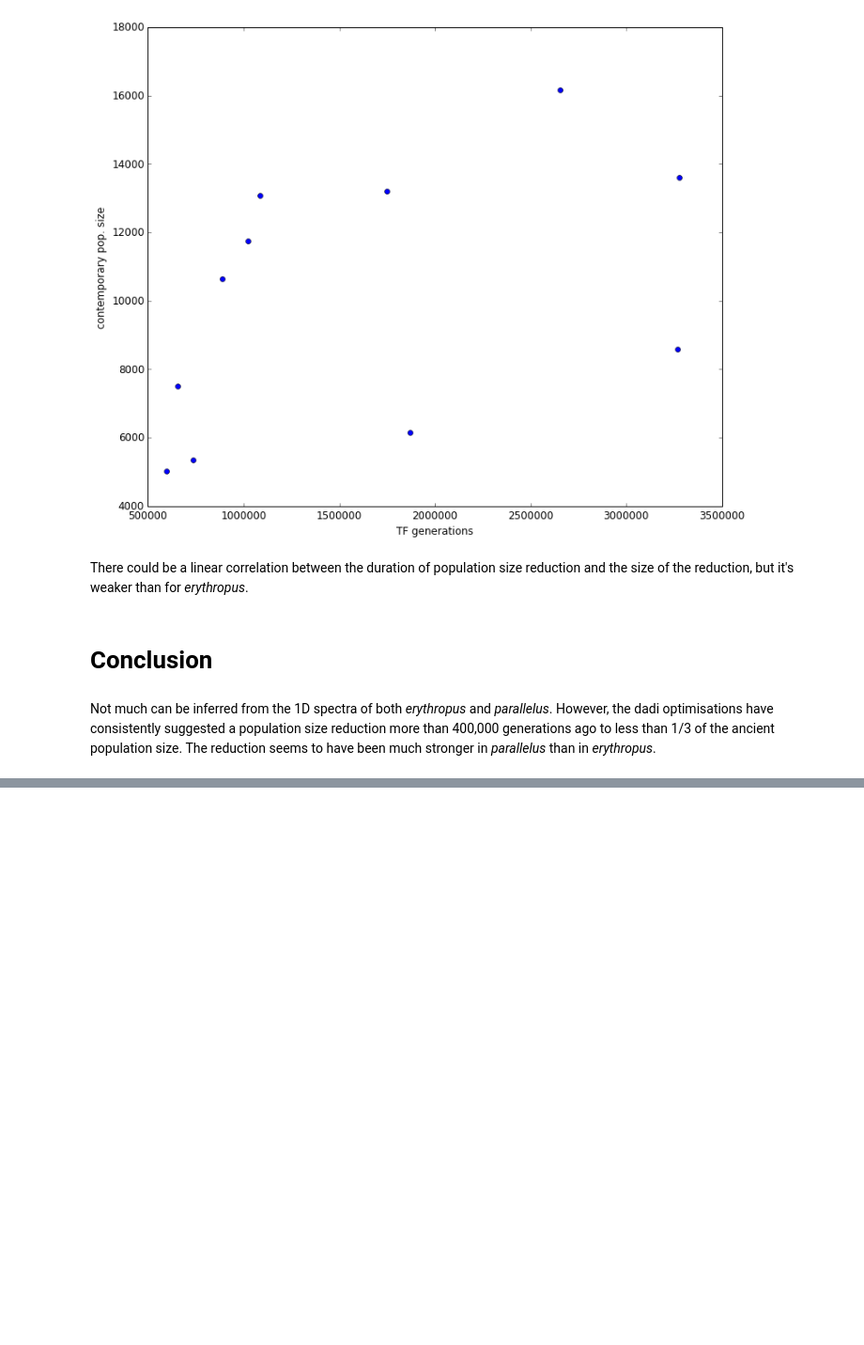
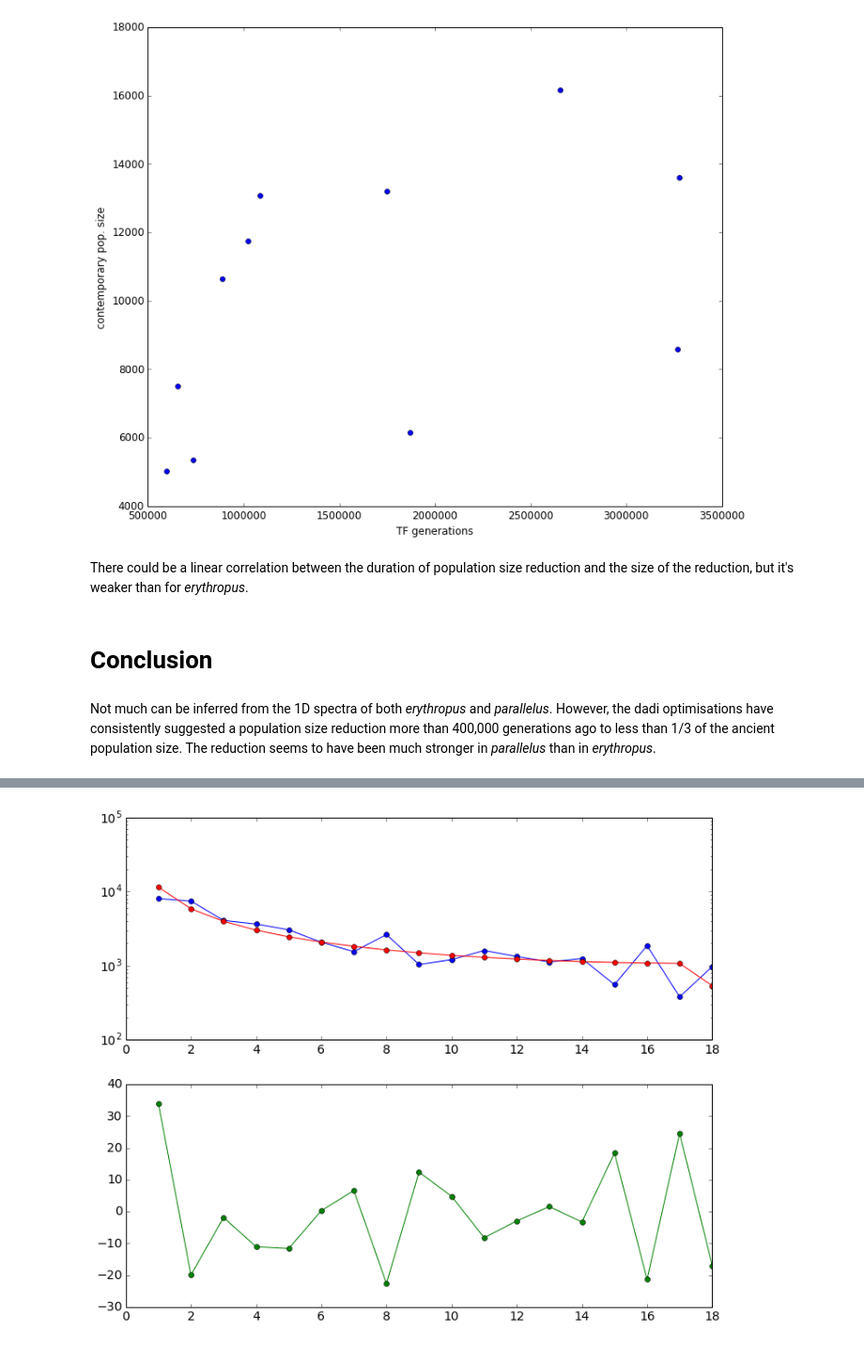
Before and after one commit to claudiuskerth/PhDthesis, a Jupyter notebook: Data_analysis/SNP-indel-calling/dadi/05_1D_model_synthesis.ipynb, the cells around one changed output, grey strips where cells are left out. Shown at 94% size. Cells and saved outputs as stored; diff of their text form; code cells hidden in the pictures; blank space fills up the shorter version.

```diff
--- a/Data_analysis/SNP-indel-calling/dadi/05_1D_model_synthesis.ipynb
+++ b/Data_analysis/SNP-indel-calling/dadi/05_1D_model_synthesis.ipynb
@@ -681,0 +832,13 @@ Not much can be inferred from the 1D spectra of both _erythropus_ and _parallelu
+# %%
+# import 1D unfolded spectrum of ery
+fs_ery_unfolded = dadi.Spectrum.from_file('ERY.unfolded.sfs')
+
+# import 1D unfolded spectrum of par
+fs_par_unfolded = dadi.Spectrum.from_file('PAR.unfolded.sfs')
+# %%
+fs_ery = fs_ery_unfolded.fold()
+fs_par = fs_par_unfolded.fold()
+# %%
+dadi.Plotting.plot_1d_comp_multinom(fs_ery_model.fold()[:19], fs_ery[:19])
+# %% [output]
+[figure, added]
```
Also changed, not shown: parts of 33 cells of this notebook, 22 other files.
